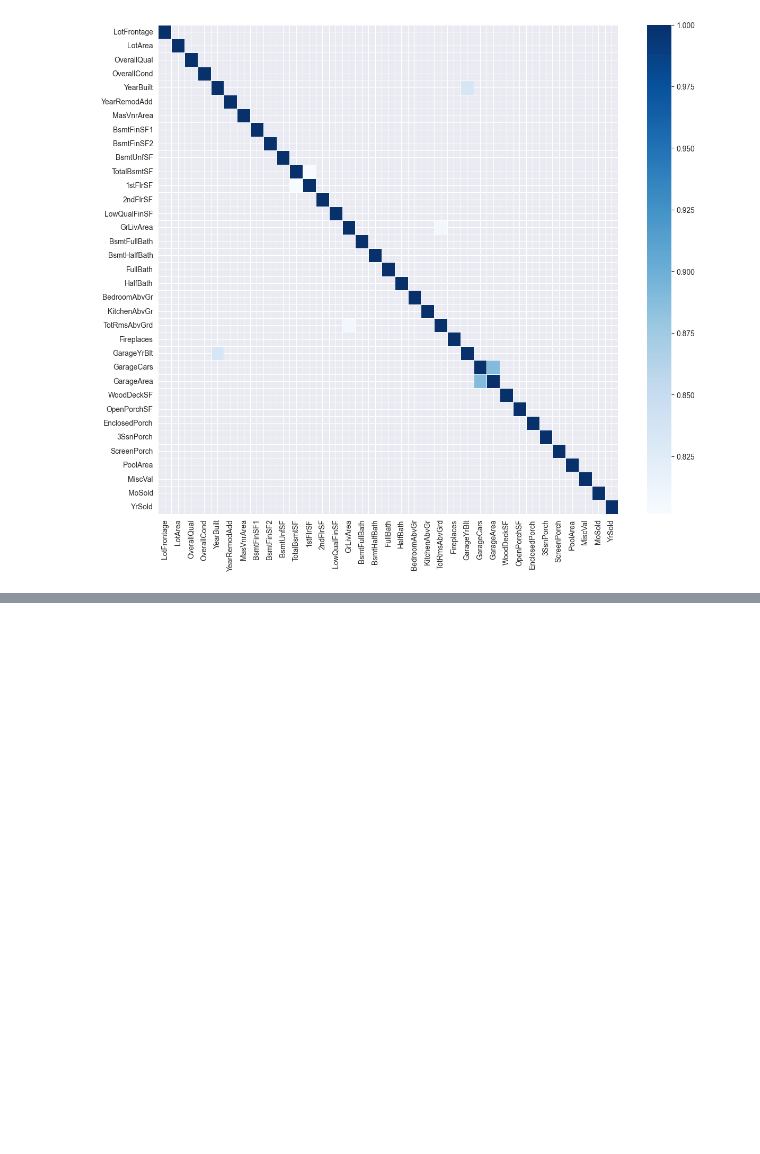
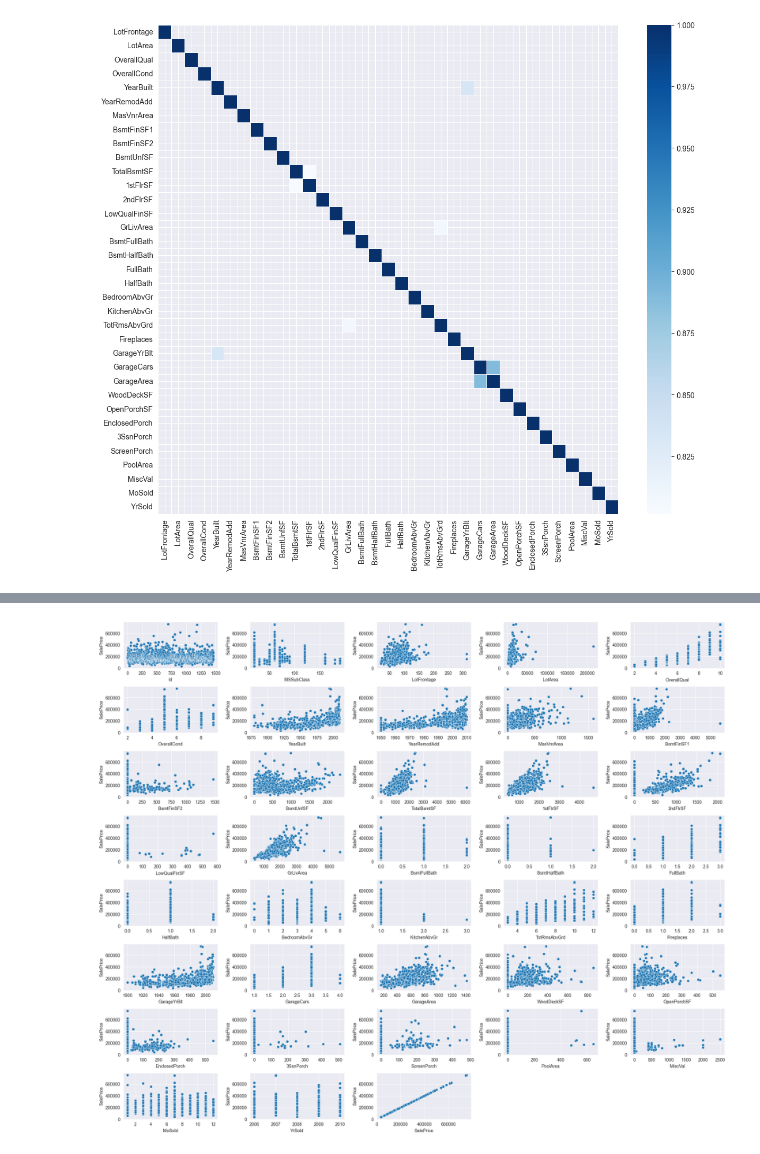
Before and after one commit to t734070824/my-projects, a Jupyter notebook: Housing-Prices-Competition/Housing-Prices-Competition.ipynb, the cells around one changed output, grey strips where cells are left out. Saved outputs shown, nothing was run; the diff lists cells and outputs as text; code cells hidden in the pictures; blank space fills up the shorter version.

```diff
--- a/Housing-Prices-Competition/Housing-Prices-Competition.ipynb
+++ b/Housing-Prices-Competition/Housing-Prices-Competition.ipynb
@@ -21,3 +18,5 @@ train_data.head()
 # %%
-X = pd.concat([train_data.drop('SalePrice', axis=1), test_data], axis=0)
-y = train_data['SalePrice']
+
+X = pd.concat([train_data.drop(columns=['SalePrice', 'Id'], axis=1), test_data.drop(columns=['Id'], axis=1)], axis=0, ignore_index=True)
+y = train_data[['SalePrice']]
+X.shape
@@ -44,5 +47,5 @@ memory usage: 1.8+ MB
 # %%
-numeric_features = X.select_dtypes(exclude=['object']).drop(['Id', 'MSSubClass'], axis=1).copy()
+numeric_features = X.select_dtypes(exclude=['object']).drop(['MSSubClass'], axis=1).copy()
 numeric_features.columns
 # %% [output]
 Index(['LotFrontage', 'LotArea', 'OverallQual', 'OverallCond', 'YearBuilt',
@@ -137,3 +140,7 @@ sns.heatmap(correlation, mask = correlation <0.8, linewidth=0.5, cmap='Blues')
 # %% [output]
 <Axes: >
 [figure]
+# %%
+numeric_train  = train_data.select_dtypes(exclude=['object'])
+correlation = numeric_train.corr()
+correlation.SalePrice.sort_values(ascending=False)
@@ -139,0 +165,8 @@ sns.heatmap(correlation, mask = correlation <0.8, linewidth=0.5, cmap='Blues')
+# %%
+fig = plt.figure(figsize=(20,20))
+for index in range(len(numeric_train.columns)):
+    plt.subplot(10,5,index+1)
+    sns.scatterplot(x=numeric_train.iloc[:,index], y='SalePrice', data=numeric_train.dropna())
+fig.tight_layout(pad=1.0)
+# %% [output]
+[figure, added]
```
Also changed, not shown: parts of 44 cells of this notebook, 2 other files.
